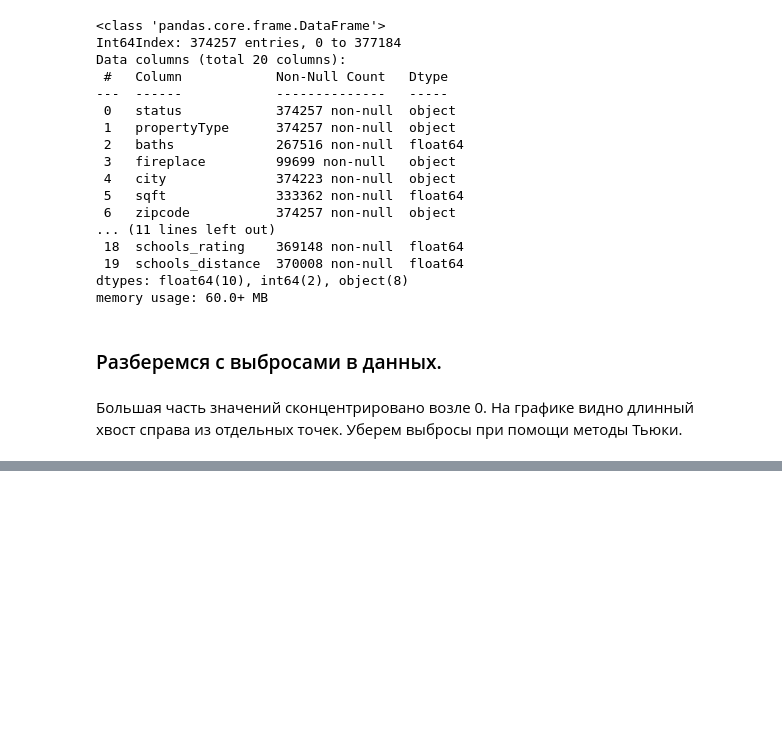
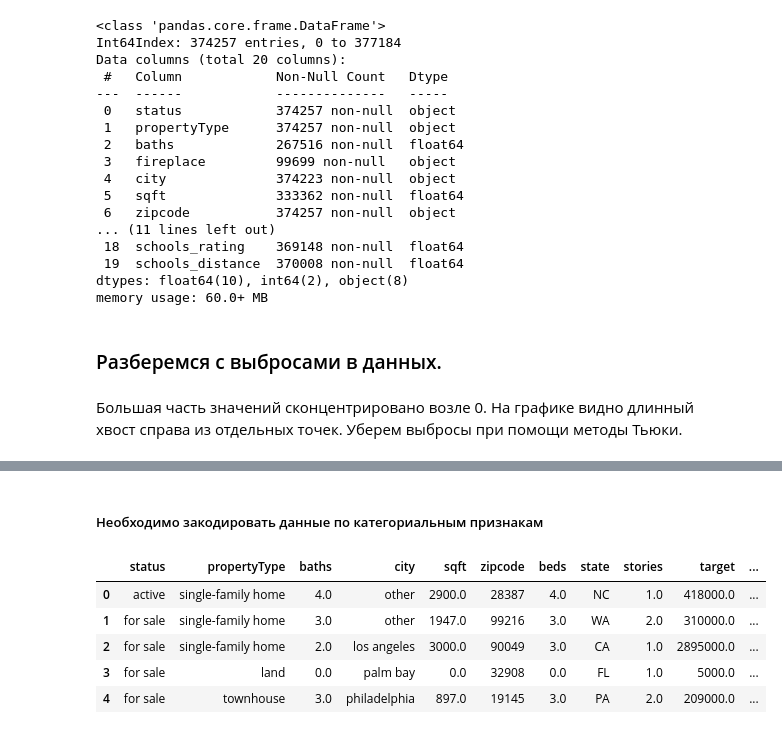
Before and after one commit to andreydokuchaev/sf-final-project, a Jupyter notebook: project.ipynb, the cells around one changed output, grey strips where cells are left out. Cells and saved outputs as stored; diff of their text form; code cells hidden in the pictures; blank space fills up the shorter version.

Commit message:
Clean data

```diff
--- a/project.ipynb
+++ b/project.ipynb
@@ -1266,0 +1316,13 @@ df_cleaned['transformed_remodeled_year'] = df_cleaned.apply(transform_remodeled_
+# %% [markdown]
+##### Необходимо закодировать данные по категориальным признакам
+# %%
+df_cleaned = pd.read_csv('data/data_cleaned.csv')
+# %%
+df_cleaned.head(5)
+# %% [output]
+|  | status | propertyType | baths | city | sqft | zipcode | beds | state | stories | target | ... |
+| 0 | active | single-family home | 4.0 | other | 2900.0 | 28387 | 4.0 | NC | 1.0 | 418000.0 | ... |
+| 1 | for sale | single-family home | 3.0 | other | 1947.0 | 99216 | 3.0 | WA | 2.0 | 310000.0 | ... |
+| 2 | for sale | single-family home | 2.0 | los angeles | 3000.0 | 90049 | 3.0 | CA | 1.0 | 2895000.0 | ... |
+| 3 | for sale | land | 0.0 | palm bay | 0.0 | 32908 | 0.0 | FL | 1.0 | 5000.0 | ... |
+| 4 | for sale | townhouse | 3.0 | philadelphia | 897.0 | 19145 | 3.0 | PA | 2.0 | 209000.0 | ... |
```
Also changed, not shown: parts of 15 cells of this notebook.
